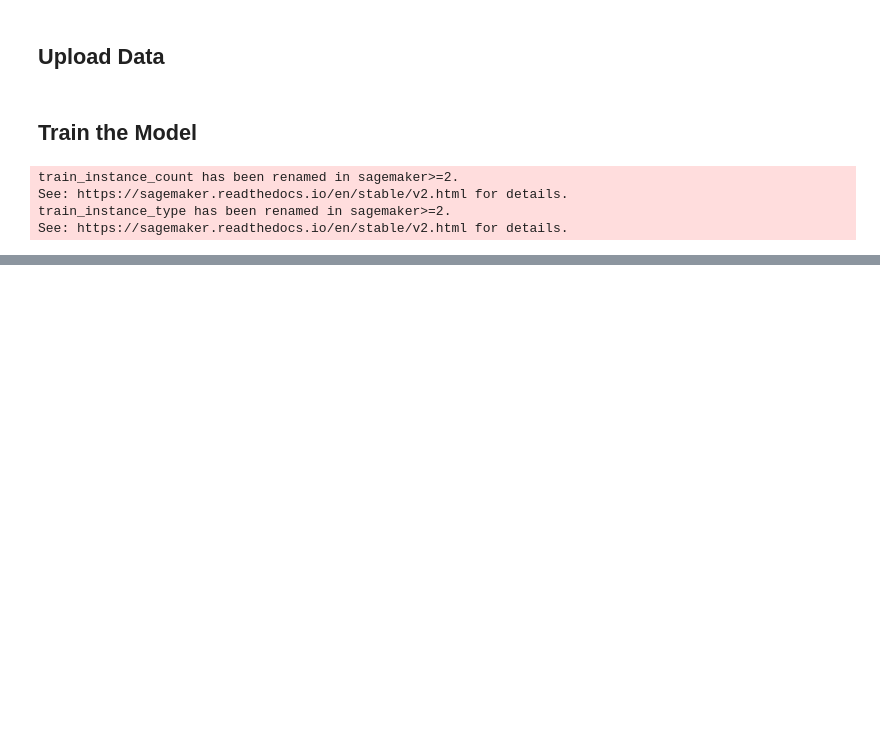
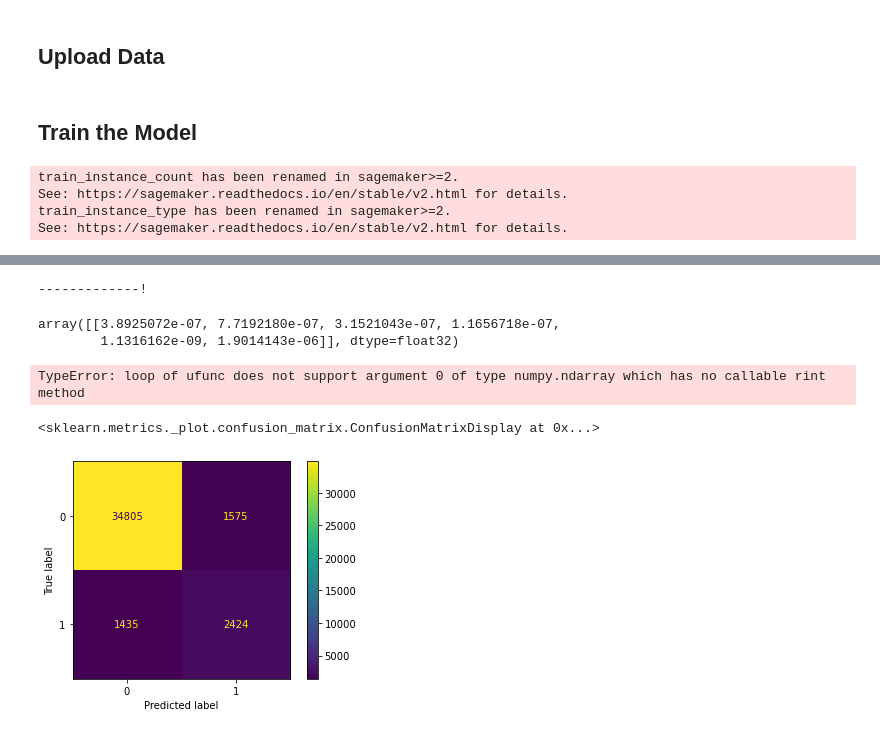
Before and after one commit to aapope/comment-toxicity, a Jupyter notebook: train.ipynb, the cells around one changed output, grey strips where cells are left out. Cells and saved outputs as stored; diff of their text form; code cells hidden in the pictures; blank space fills up the shorter version.

Commit message:
Complete results for fully successful training v1

```diff
--- a/train.ipynb
+++ b/train.ipynb
@@ -81,6 +89,27 @@ predictor = estimator.deploy(
     instance_type='ml.m4.xlarge',
     initial_instance_count=1
 )
+# %%
+# recover when the notebook crashes during training.....
+from sagemaker.pytorch.model import PyTorchModel
+
+model_artifact_location = 's3://sagemaker-us-east-1-281832773096/capstone/v1/output/sagemaker-pytorch-2021-03-23-23-22-08-640/output/model.tar.gz'
+
+model = PyTorchModel(
+    model_data=model_artifact_location,
+    role=role,
+    source_dir='src',
+    entry_point='train.py',
+    framework_version='1.1.0',
+    py_version='py3',
+)
+
+predictor = model.deploy(
+    instance_type='ml.m4.xlarge',
+    initial_instance_count=1
+)
+# %% [output]
+-------------!
 # %%
 from importlib import reload
 import src.utils
@@ -98,0 +124,31 @@ for
+# %%
+import numpy as np
+predictor.predict(np.array([X[0]]))
+# %% [output]
+array([[3.8925072e-07, 7.7192180e-07, 3.1521043e-07, 1.1656718e-07,
+        1.1316162e-09, 1.9014143e-06]], dtype=float32)
+# %%
+import joblib
+with open('processed/val/data.joblib', 'rb') as f:
+    val_data = joblib.load(f)
+
+y_true = val_data[:, :6]
+X = val_data[:, 6:]
+
+# TODO: batch these calls... 1 at a time is too slow; all at once gives a 413
+y_pred = np.array([predictor.predict(chunk) for chunk in np.split(X, range(100, X.shape[0], 100))])
+y_pred = np.concatenate(y_pred, axis=0)
+y_pred_class = y_pred.round()
+# %% [output]
+TypeError: loop of ufunc does not support argument 0 of type numpy.ndarray which has no callable rint method
+# %%
+from sklearn.metrics import (
+    confusion_matrix, ConfusionMatrixDisplay,
+    roc_curve, auc, RocCurveDisplay
+)
+
+disp = ConfusionMatrixDisplay(confusion_matrix(y_true[:, 0], y_pred_class[:, 0]))
+disp.plot()
+# %% [output]
+<sklearn.metrics._plot.confusion_matrix.ConfusionMatrixDisplay at 0x...>
+[figure, added]
```
Also changed, not shown: parts of 10 cells of this notebook, 13 other files.
